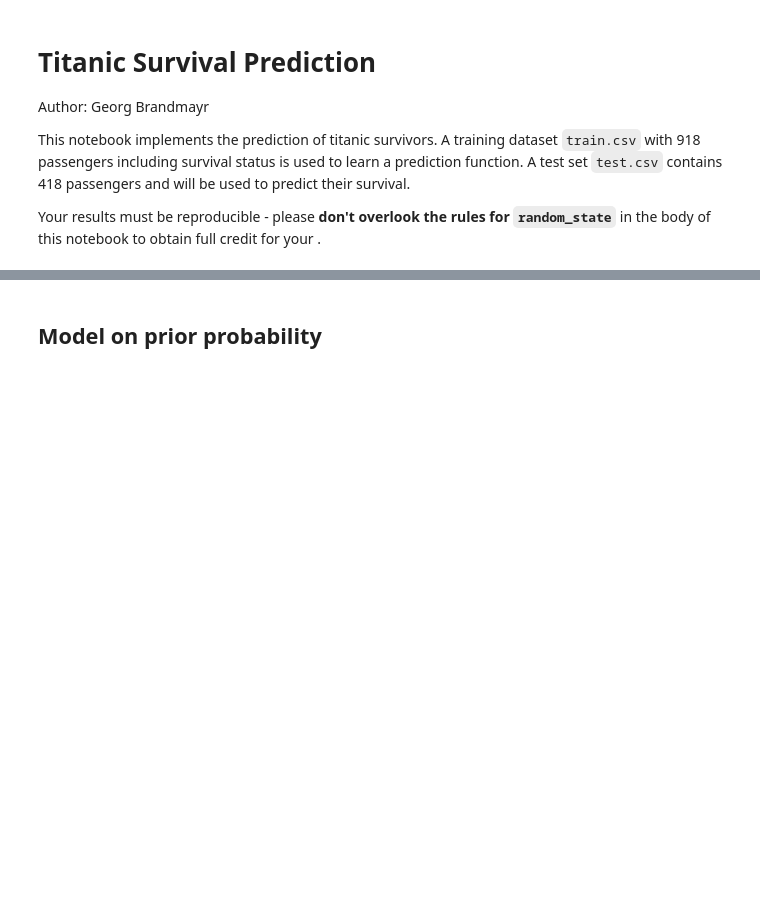
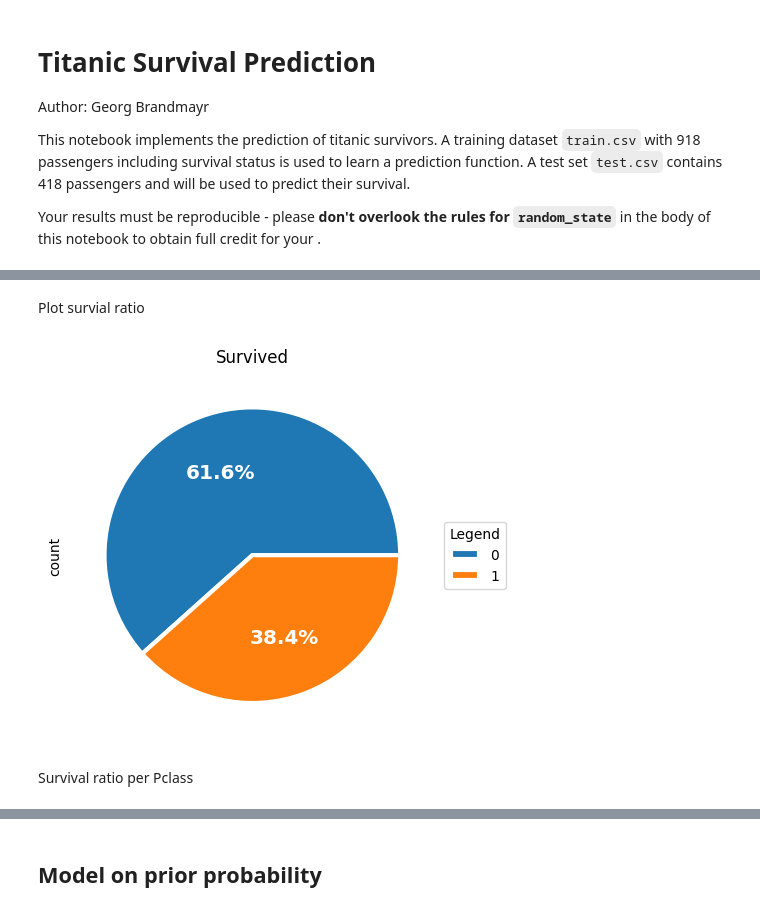
Before and after one commit to IvanBirkmaier/titanic_challenge, a Jupyter notebook: PredictSurvival.ipynb, the cells around one changed output, grey strips where cells are left out. Cells and saved outputs as stored; diff of their text form; code cells hidden in the pictures; blank space fills up the shorter version.

```diff
--- a/PredictSurvival.ipynb
+++ b/PredictSurvival.ipynb
@@ -17,5 +46,4 @@ from pathlib import Path
 # %%
 data_path = Path.cwd()
-
-df = pd.read_csv(data_path/'train.csv', index_col=0)
-df[:3]
+train_data = pd.read_csv(data_path/'train.csv', index_col=0)
+train_data[:10]
@@ -22,5 +97,20 @@ df[:3]
+# %% [markdown]
+Plot survial ratio
 # %%
-df.Survived.value_counts().plot.pie(autopct='%.1f%%',
-                                    wedgeprops={'linewidth': 3.0, 'edgecolor': 'white'},
-                                    textprops=dict(size='x-large', color='white', fontweight='bold')).set_title('Survived');
+# Your existing code for the pie chart
+pie_chart = train_data.Survived.value_counts().plot.pie(autopct='%.1f%%',
+                                                wedgeprops={'linewidth': 3.0, 'edgecolor': 'white'},
+                                                textprops=dict(size='x-large', color='white', fontweight='bold'))
+pie_chart.set_title('Survived')
+
+# Adding the legend
+# Assuming the index of your series has the meaningful labels you want to use
+labels = train_data.Survived.value_counts().index
+plt.legend(labels, title="Legend", loc="center left", bbox_to_anchor=(1, 0, 0.5, 1))
+
+plt.show()
+# %% [output]
+[figure, added]
+# %% [markdown]
+Survival ratio per Pclass
 # %%
```
Also changed, not shown: parts of 74 cells of this notebook, 5 other files.
